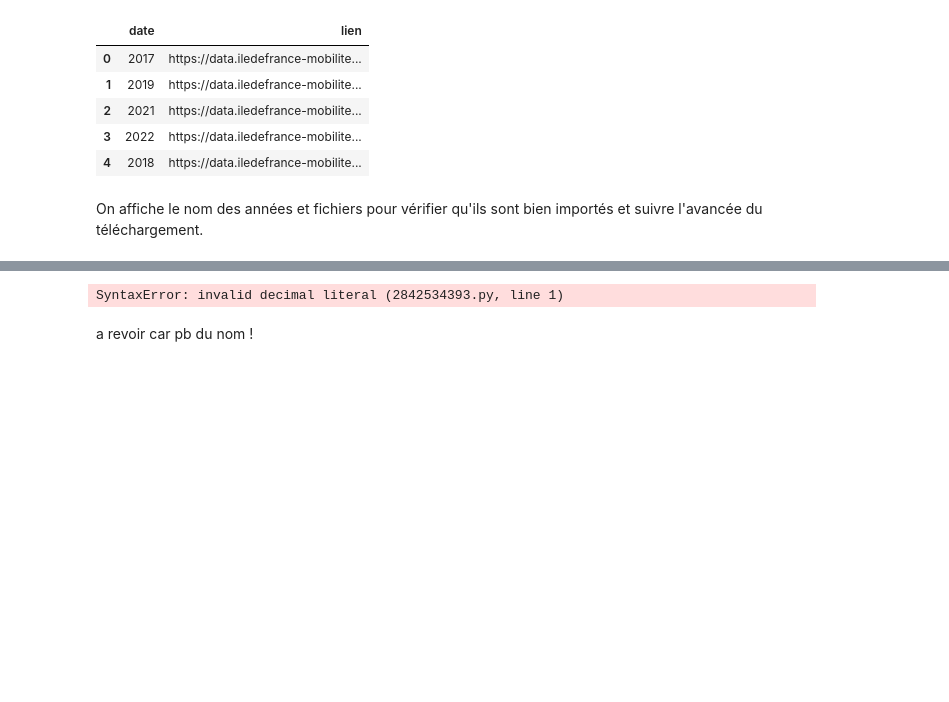
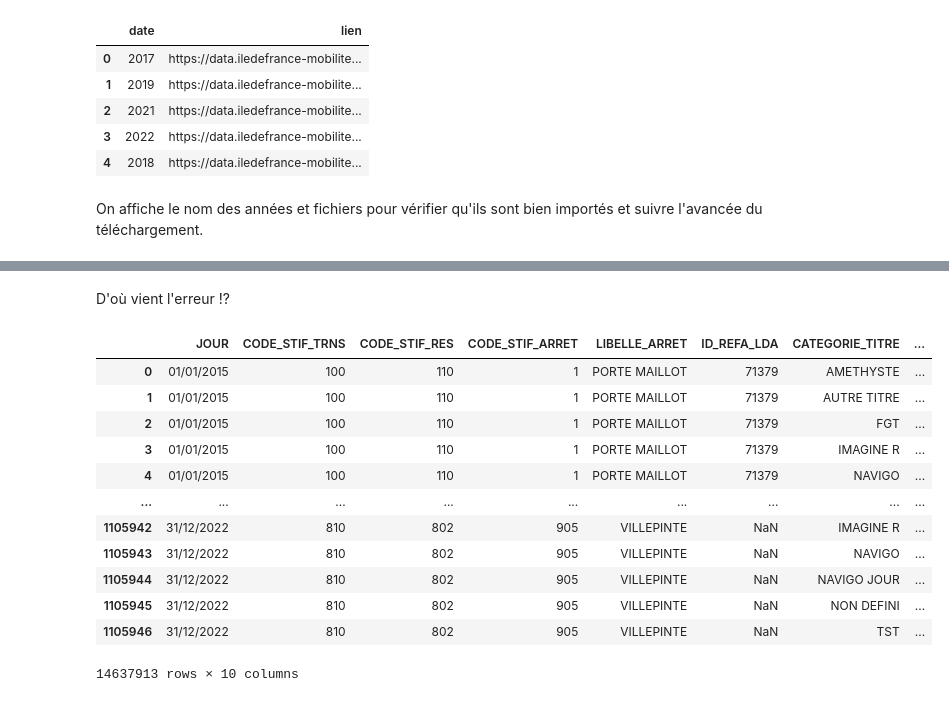
Before and after one commit to jlechat/Frequentation-des-stations-de-TC-en-Ile-de-France, a Jupyter notebook: 1- Importation des données/importation_des_données.ipynb, the cells around one changed output, grey strips where cells are left out. Saved outputs shown, nothing was run; the diff lists cells and outputs as text; code cells hidden in the pictures; blank space fills up the shorter version.

```diff
--- a/1- Importation des données/importation_des_données.ipynb
+++ b/1- Importation des données/importation_des_données.ipynb
@@ -43,6 +66,9 @@ data_archives.head()
 On affiche le nom des années et fichiers pour vérifier qu'ils sont bien importés et suivre l'avancée du téléchargement.
 # %%
 annees = [annee for annee in range(2015, 2023)]
+table=["NB_S1", "PRO_S1", "NB_S2", "PRO_S2"]
+validations_annees=pd.DataFrame()
+profils_annees=pd.DataFrame()
 for annee in annees:
     print(annee)
     url_zip = data_archives[data_archives['date'] == annee]['lien'].iloc[0]
@@ -50,16 +76,29 @@ for annee in annees:
     with ZipFile(BytesIO(response.content)) as zipfile:
         # On récupère la liste des noms de fichier dans le ZIP
         file_names = zipfile.namelist()
+        i=0
         for file_name in file_names:
             if file_name.endswith('.zip'): print("fichier zip")
             else:
-                name=file_name.split("/")[1]
+                name=table[i]
                 print(name)
+                i+=1
                 # Lecture du contenu du fichier
                 with zipfile.open(file_name) as file:
-                    if file_name.endswith('.csv'):
+                    if file_name.endswith('.csv') :
                         globals()[name] = pd.read_csv(file, sep=";")
+                    elif annee==2022:
+                        if name=="NB_S2" or name=="PRO_S2": globals()[name] = pd.read_csv(file, sep=";")
+                        else: globals()[name] = pd.read_csv(file, sep='\t', header=0)
                     else:
                         globals()[name] = pd.read_csv(file, sep='\t', header=0)
+    NB=pd.concat([NB_S1, NB_S2])
+    NB['annee']=annee
+    PRO=pd.concat([PRO_S1, PRO_S2])
+    PRO['annee']=annee
+    print(len(NB))
+    print(len(PRO))
+    validations_annees=pd.concat([validations_annees, NB])
+    profils_annees=pd.concat([profils_annees, PRO])
 # %% [output]
 2015
@@ -110,6 +165,18 @@ fichier zip
-# %%
-2022_S2_PROFIL_FER.txt.head()
-# %% [output]
-SyntaxError: invalid decimal literal (2842534393.py, line 1)
-# %% [markdown]
-a revoir car pb du nom !
+# %% [markdown]
+D'où vient l'erreur !?
+# %%
+validations_annees
+# %% [output]
+|  | JOUR | CODE_STIF_TRNS | CODE_STIF_RES | CODE_STIF_ARRET | LIBELLE_ARRET | ID_REFA_LDA | CATEGORIE_TITRE | ... |
+| 0 | 01/01/2015 | 100 | 110 | 1 | PORTE MAILLOT | 71379 | AMETHYSTE | ... |
+| 1 | 01/01/2015 | 100 | 110 | 1 | PORTE MAILLOT | 71379 | AUTRE TITRE | ... |
+| 2 | 01/01/2015 | 100 | 110 | 1 | PORTE MAILLOT | 71379 | FGT | ... |
+| 3 | 01/01/2015 | 100 | 110 | 1 | PORTE MAILLOT | 71379 | IMAGINE R | ... |
+| 4 | 01/01/2015 | 100 | 110 | 1 | PORTE MAILLOT | 71379 | NAVIGO | ... |
+| ... | ... | ... | ... | ... | ... | ... | ... | ... |
+| 1105942 | 31/12/2022 | 810 | 802 | 905 | VILLEPINTE | NaN | IMAGINE R | ... |
+| 1105943 | 31/12/2022 | 810 | 802 | 905 | VILLEPINTE | NaN | NAVIGO | ... |
+| 1105944 | 31/12/2022 | 810 | 802 | 905 | VILLEPINTE | NaN | NAVIGO JOUR | ... |
+| 1105945 | 31/12/2022 | 810 | 802 | 905 | VILLEPINTE | NaN | NON DEFINI | ... |
+| 1105946 | 31/12/2022 | 810 | 802 | 905 | VILLEPINTE | NaN | TST | ... |
+14637913 rows × 10 columns
```
Also changed, not shown: parts of 6 cells of this notebook, 1 other file.
